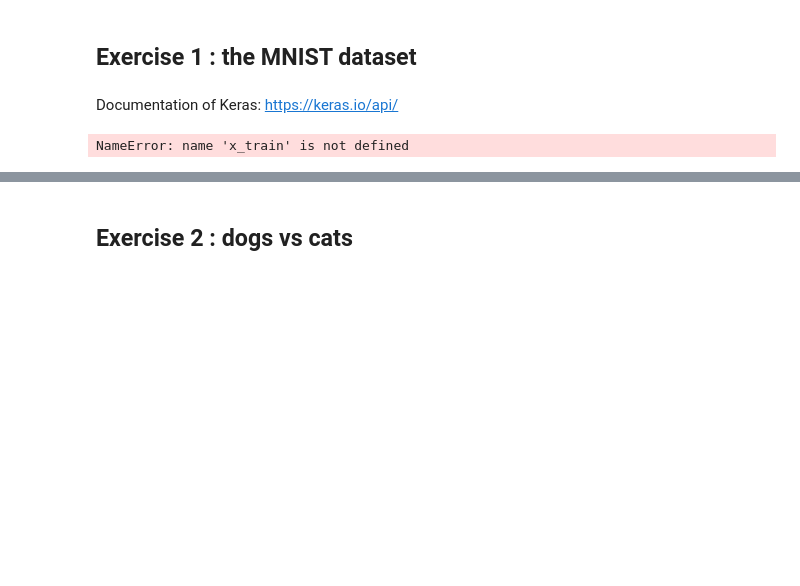
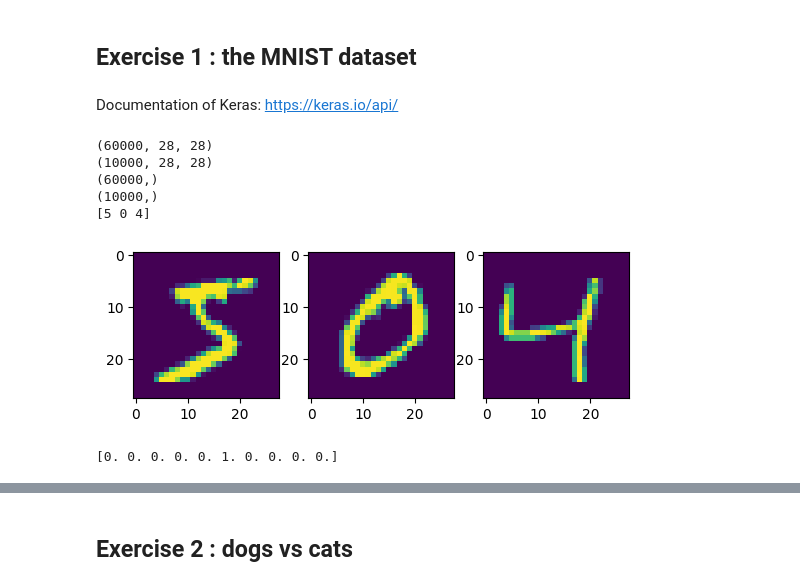
Before and after one commit to AquaBxSchool/2024-2025-ESIR-AA, a Jupyter notebook: TP Introduction/TP5-6_mnist_conv.ipynb, the cells around one changed output, grey strips where cells are left out. Drawn from its saved outputs; the diff is of its cells as text; code cells hidden in the pictures; blank space fills up the shorter version.

```diff
--- a/TP Introduction/TP5-6_mnist_conv.ipynb
+++ b/TP Introduction/TP5-6_mnist_conv.ipynb
@@ -12,3 +12,4 @@ from matplotlib import pyplot as plt
 #------
 # TO-DO
 #------
+(x_train, y_train), (x_test, y_test) = keras.datasets.mnist.load_data()
@@ -20,3 +16,27 @@ from matplotlib import pyplot as plt
+# %%
+# display data shape and visualize some samples from the dataset
+# ------
+# TO-DO
+# ------
+print(x_train.shape)
+print(x_test.shape)
+print(y_train.shape)
+print(y_test.shape)
+
+plt.subplot(131)
+plt.imshow(x_train[0])
+plt.subplot(132)
+plt.imshow(x_train[1])
+plt.subplot(133)
+plt.imshow(x_train[2])
+print(y_train[0:3])
+# %% [output]
+(60000, 28, 28)
+(10000, 28, 28)
+(60000,)
+(10000,)
+[5 0 4]
+[figure, added]
 # %%
 # input image dimensions
 img_rows, img_cols = 28, 28
@@ -34,8 +54,6 @@ else:
     x_train = x_train.reshape(x_train.shape[0], img_rows, img_cols, 1)
     x_test = x_test.reshape(x_test.shape[0], img_rows, img_cols, 1)
     input_shape = (img_rows, img_cols, 1)
-# %% [output]
-NameError: name 'x_train' is not defined
 # %%
 # rescale the pixel values to the range [0,1]
 
@@ -53,6 +76,18 @@ NameError: name 'x_train' is not defined
 #------
 # TO-DO
 #------
+
+s = set(y_train)
+s |= set(y_test)
+
+num_classes = len(s)
+
+y_train_b = keras.utils.to_categorical(y_train, num_classes=num_classes)
+y_test_b  = keras.utils.to_categorical(y_test, num_classes=num_classes)
+
+print(y_train_b[0])
+# %% [output]
+[0. 0. 0. 0. 0. 1. 0. 0. 0. 0.]
 # %%
 # a baseline CNN
 from keras.models import Sequential
```
Also changed, not shown: parts of 13 cells of this notebook, 1 other file.
